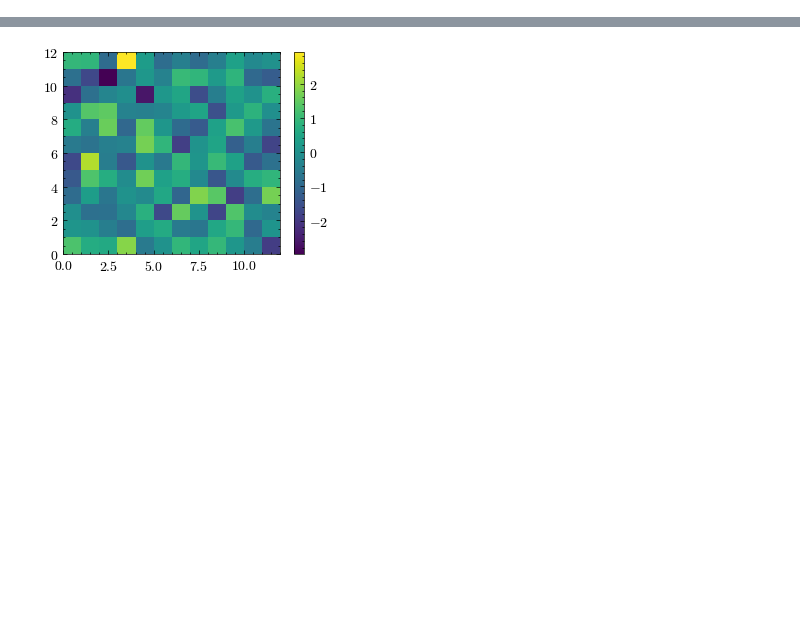
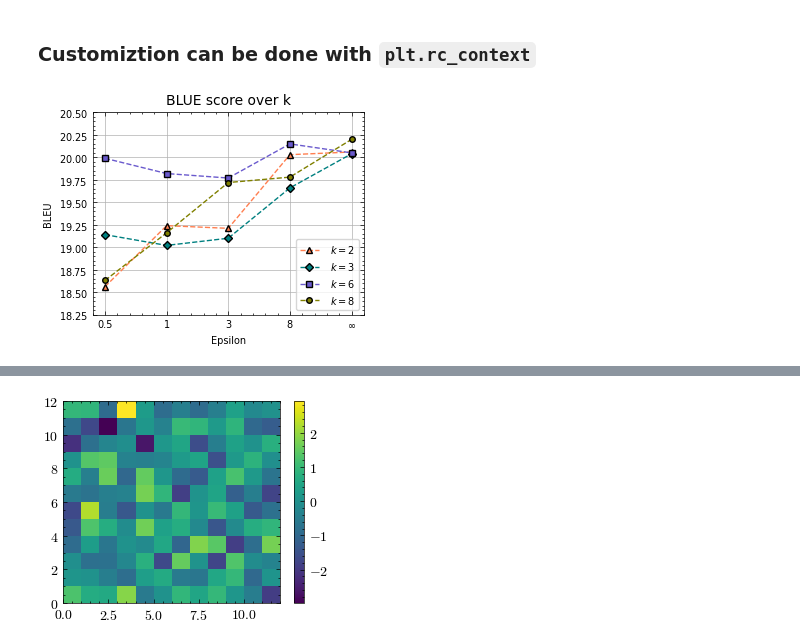
Before and after one commit to tjdgh3946/visualizer-, a Jupyter notebook: gallery.ipynb, the cells around one changed output, grey strips where cells are left out. Saved outputs shown, nothing was run; the diff lists cells and outputs as text; code cells hidden in the pictures; blank space fills up the shorter version.

```diff
--- a/gallery.ipynb
+++ b/gallery.ipynb
@@ -10,0 +51,16 @@ import pandas as pd
+# %% [markdown]
+### Customiztion can be done with `plt.rc_context`
+# %%
+cycle=[
+    "#FF7F50",
+    "#008080",
+    "#6A5ACD",
+    "#808000",
+    "#D3D3D3",
+]
+with plt.rc_context({'axes.prop_cycle': cycler(color=cycle), 'legend.frameon': True}):
+    monet = MonetPlot("new_data/BLEU_over_k.csv", xaxis=True, CI=False)
+    monet.plot(xlabel="Epsilon", ylabel="BLEU", marker="enum", linestyle="--", ytick_density=.7, grid=True,
+                title="BLUE score over k", legend=True, markersize=4, titlesize=10, path="figure_custom.png")
+# %% [output]
+[figure, added]
```
Also changed, not shown: parts of 26 cells of this notebook, 37 other files.
